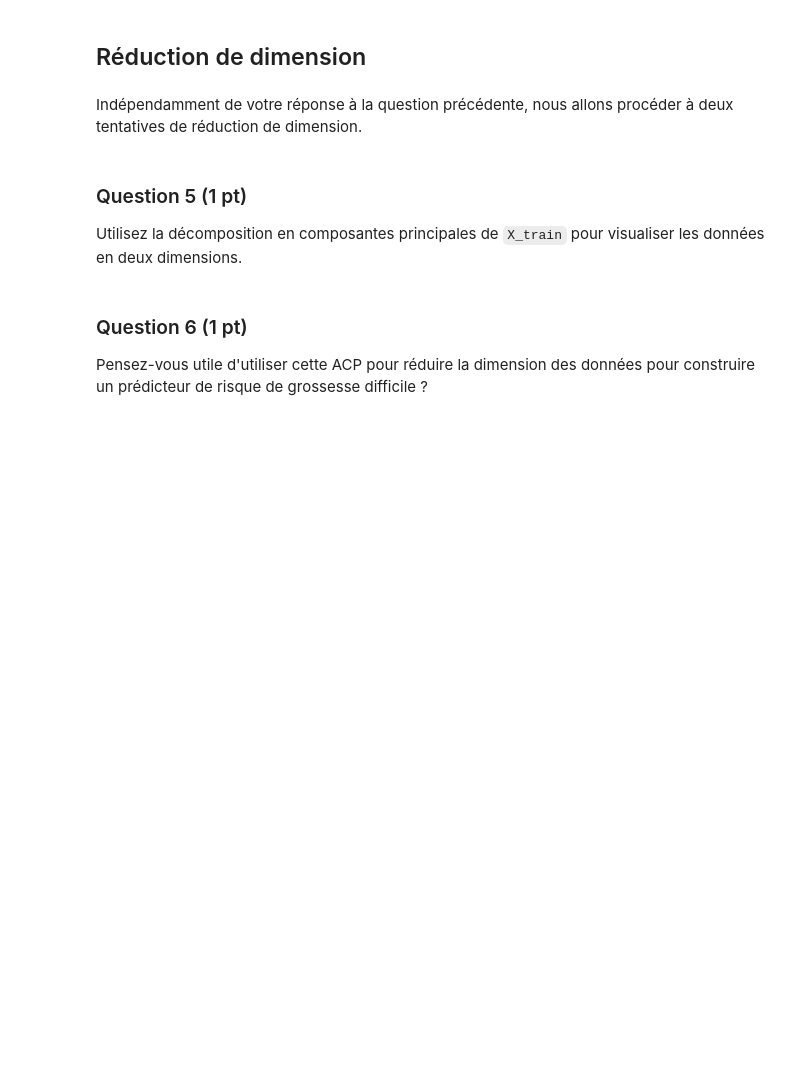
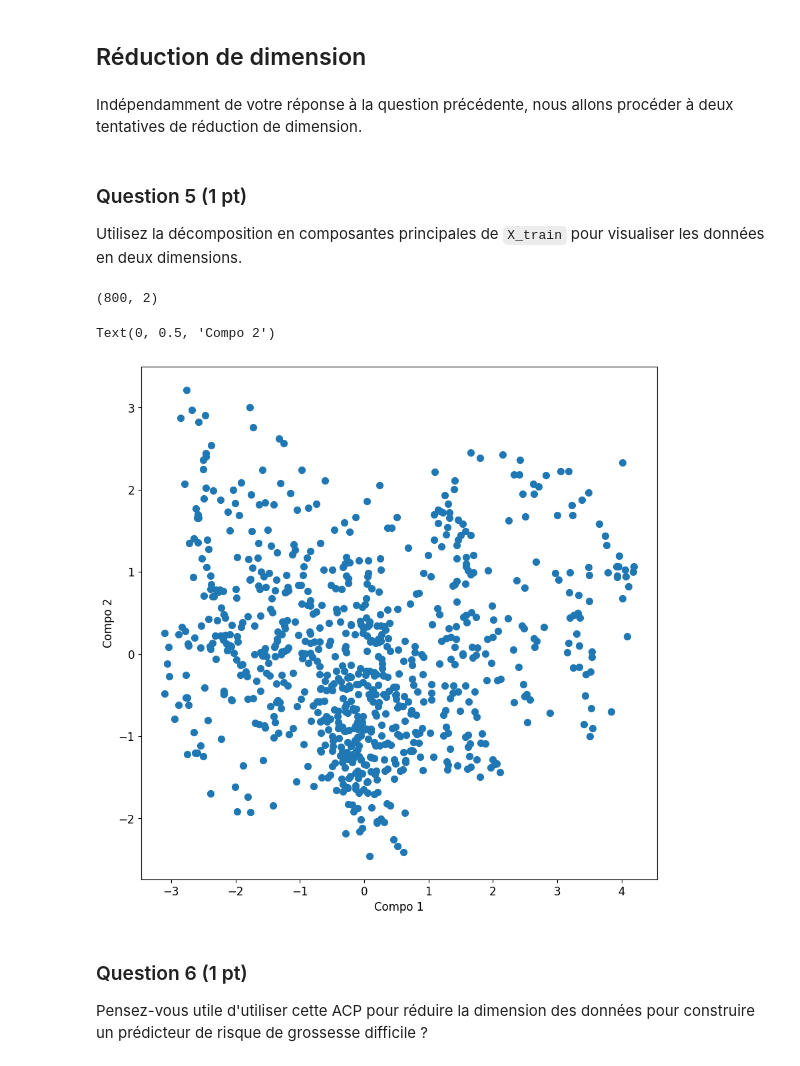
Before and after one commit to simonlamaze/ProjetSDD, a Jupyter notebook: Projet.ipynb, the cells around one changed output. Cells and saved outputs as stored; diff of their text form; code cells hidden in the pictures; blank space fills up the shorter version.

```diff
--- a/Projet.ipynb
+++ b/Projet.ipynb
@@ -96,6 +108,29 @@ Indépendamment de votre réponse à la question précédente, nous allons proc
 # %% [markdown]
 ### Question 5 (1 pt)
 Utilisez la décomposition en composantes principales de `X_train` pour visualiser les données en deux dimensions.
+# %%
+# Instanciation d'un objet PCA pour 6 composantes principales
+
+std_scale = preprocessing.StandardScaler().fit(X_train)
+X_scaled = std_scale.transform(X_train)
+
+pca = decomposition.PCA(n_components=2)
+pca.fit(X_scaled)
+X_projected = pca.transform(X_scaled)
+print(X_projected.shape)
+
+fig = plt.figure(figsize=(10, 10)) # forcer une figure carrée
+
+
+
+plt.scatter(X_projected[:,0], X_projected[:,1], s=50)
+
+plt.xlabel('Compo 1')
+plt.ylabel('Compo 2')
+# %% [output]
+(800, 2)
+Text(0, 0.5, 'Compo 2')
+[figure, added]
 # %% [markdown]
 ### Question 6 (1 pt)
 Pensez-vous utile d'utiliser cette ACP pour réduire la dimension des données pour construire un prédicteur de risque de grossesse difficile ?
```
Also changed, not shown: parts of 7 cells of this notebook.
